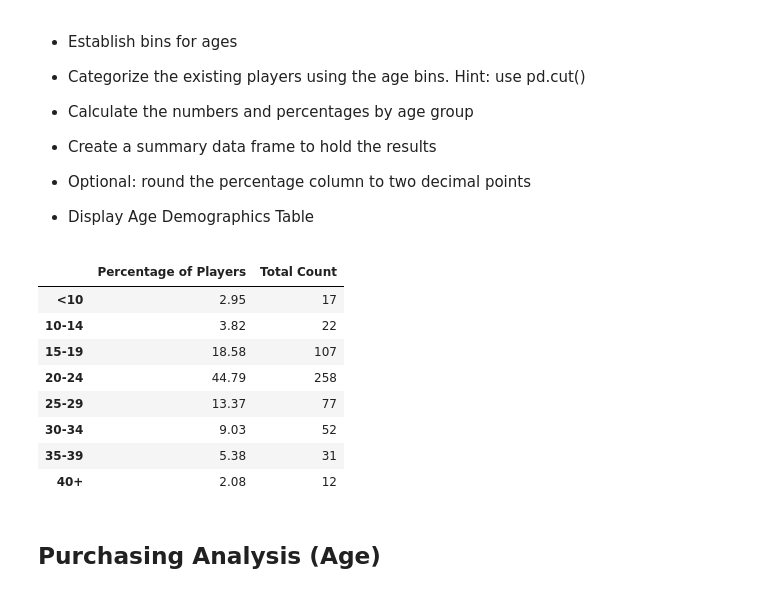
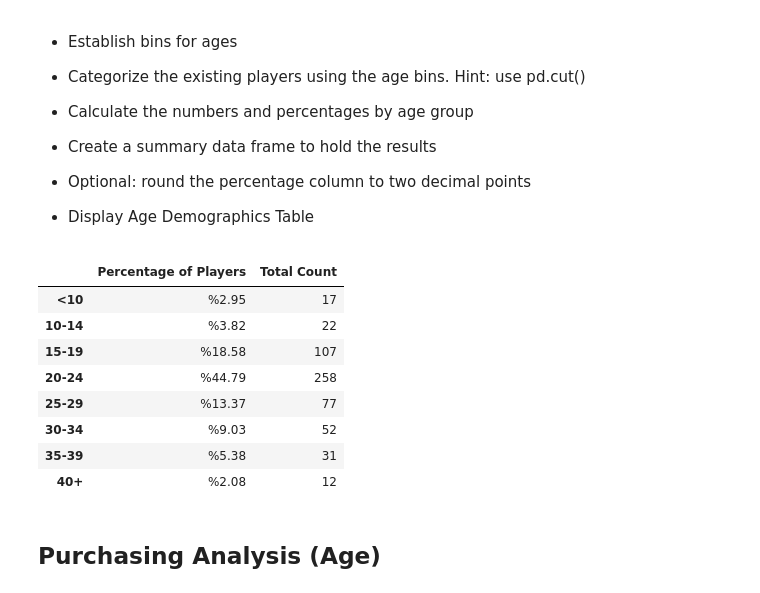
Before and after one commit to kirby10320/Pandas_Challenge, a Jupyter notebook: HeroesOfPymoli_starter.ipynb, the cells around one changed output. Cells and saved outputs as stored; diff of their text form; code cells hidden in the pictures.

```diff
--- a/HeroesOfPymoli_starter.ipynb
+++ b/HeroesOfPymoli_starter.ipynb
@@ -181,39 +181,39 @@ gender_demo.style.format({"Average Purchase Value":"${:,.2f}",
 # %%
 # Establish bins ages every 4 eyars
 age_bins = [0, 9.90, 14.90, 19.90, 24.90, 29.90, 34.90, 39.90, 99999]
 group_names = ["<10", "10-14", "15-19", "20-24", "25-29", "30-34", "35-39", "40+"]
 
 # Sort ages to bins
 purchase_data["Age Group"] = pd.cut(purchase_data["Age"],age_bins, labels=group_names)
 purchase_data
 
 # Df with "Age Group" & group
 age_group = purchase_data.groupby("Age Group")
 
 # Count total players by age
 total_age = age_group["SN"].nunique()
 
 # Calculate percentages by age
 perc_age = (total_age/total_players) * 100
 
 # Create data frame
 age_demo = pd.DataFrame({"Percentage of Players": perc_age, "Total Count": total_age})
 
 # DF with no index
 age_demo.index.name = None
 
 # Format percent
-age_demo.style.format({"Percentage of Players":"{:,.2f}"})
+age_demo.style.format({"Percentage of Players":"%{:,.2f}"})
 # %% [output]
 |  | Percentage of Players | Total Count |
-| <10 | 2.95 | 17 |
-| 10-14 | 3.82 | 22 |
-| 15-19 | 18.58 | 107 |
-| 20-24 | 44.79 | 258 |
-| 25-29 | 13.37 | 77 |
-| 30-34 | 9.03 | 52 |
-| 35-39 | 5.38 | 31 |
-| 40+ | 2.08 | 12 |
+| <10 | %2.95 | 17 |
+| 10-14 | %3.82 | 22 |
+| 15-19 | %18.58 | 107 |
+| 20-24 | %44.79 | 258 |
+| 25-29 | %13.37 | 77 |
+| 30-34 | %9.03 | 52 |
+| 35-39 | %5.38 | 31 |
+| 40+ | %2.08 | 12 |
 # %% [markdown]
 ## Purchasing Analysis (Age)
 # %% [markdown]
```
Also changed, not shown: parts of 1 cell of this notebook.
